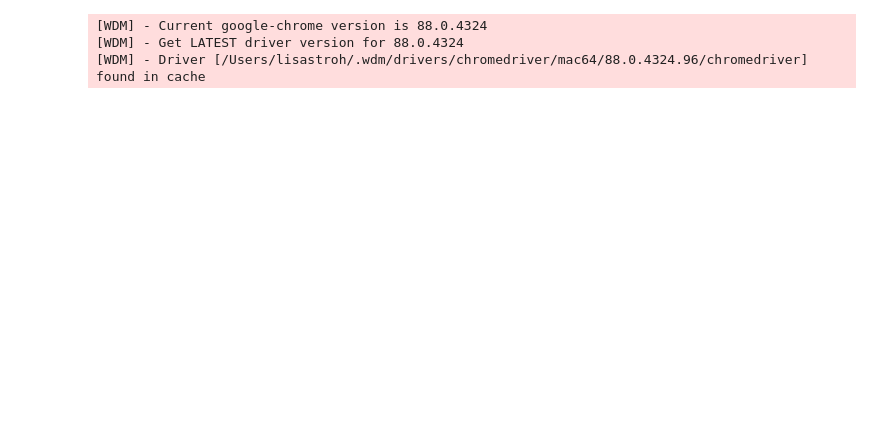
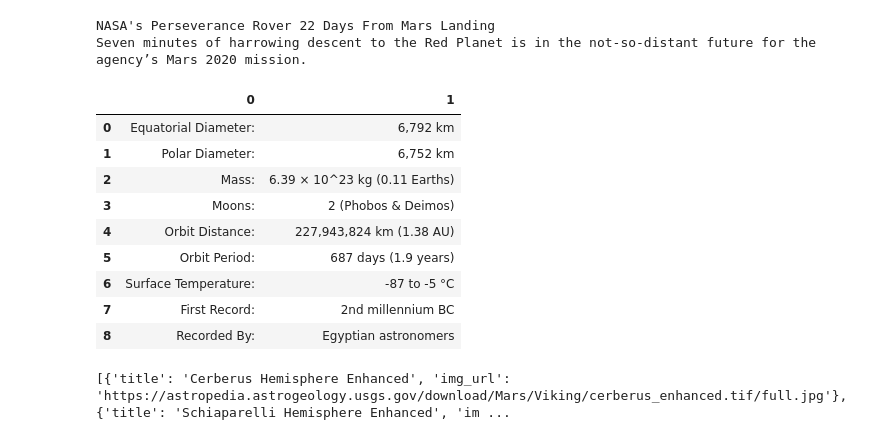
Before and after one commit to lisb020/web-scraping-challenge, a Jupyter notebook: Missions_to_Mars/mission_to_mars.ipynb, the cells around one changed output. Saved outputs shown, nothing was run; the diff lists cells and outputs as text; code cells hidden in the pictures; blank space fills up the shorter version.

```diff
--- a/Missions_to_Mars/mission_to_mars.ipynb
+++ b/Missions_to_Mars/mission_to_mars.ipynb
@@ -40,3 +44,12 @@ for result in teaser_results:
+# %%
+# find first/latest article
+title_results = soup.find('div', class_='list_text').find('div', class_='content_title').text
+print(title_results)
+teaser_results = soup.find('div', class_='article_teaser_body').text
+print(teaser_results)
+# %% [output]
+NASA's Perseverance Rover 22 Days From Mars Landing
+Seven minutes of harrowing descent to the Red Planet is in the not-so-distant future for the agency’s Mars 2020 mission.
 # %%
 #scraping Mars facts table
 #________________________
@@ -44,6 +57,18 @@ urlfact = "https://space-facts.com/mars/"
 facttable = pd.read_html(urlfact)
 # %%
 df = facttable[0]
+df
+# %% [output]
+|  | 0 | 1 |
+| 0 | Equatorial Diameter: | 6,792 km |
+| 1 | Polar Diameter: | 6,752 km |
+| 2 | Mass: | 6.39 × 10^23 kg (0.11 Earths) |
+| 3 | Moons: | 2 (Phobos & Deimos) |
+| 4 | Orbit Distance: | 227,943,824 km (1.38 AU) |
+| 5 | Orbit Period: | 687 days (1.9 years) |
+| 6 | Surface Temperature: | -87 to -5 °C |
+| 7 | First Record: | 2nd millennium BC |
+| 8 | Recorded By: | Egyptian astronomers |
 # %%
 #df = df.rename(columns={0: "params", 1: "values"})
 #df = df.set_index("params")
@@ -55,12 +80,8 @@ html_table = df.to_html()
 
 urlpic = "https://astrogeology.usgs.gov/search/results?q=hemisphere+enhanced&k1=target&v1=Mars"
 # Setup splinter
-executable_path = {'executable_path': ChromeDriverManager().install()}
+executable_path = {'executable_path': "/usr/local/bin/chromedriver"}
 browser = Browser('chrome', **executable_path, headless=False)
-# %% [output]
-[WDM] - Current google-chrome version is 88.0.4324
-[WDM] - Get LATEST driver version for 88.0.4324
-[WDM] - Driver [/Users/lisastroh/.wdm/drivers/chromedriver/mac64/88.0.4324.96/chromedriver] found in cache
 # %%
 #set up list
 hemisphere_image_urls = []
@@ -72,8 +93,10 @@ Hemispheres = ["Cerberus", "Schiaparelli","Syrtis","Valles"]
 for hemisphere in Hemispheres:
     #restart on the initial browser page
     browser.visit(urlpic)
+    time.sleep(1)
     #click on hemisphere link
     browser.links.find_by_partial_text(hemisphere).click()
+    time.sleep(1)
     #get the html
     page = browser.html
     soup_page = BeautifulSoup(page, 'html.parser')
@@ -88,5 +111,8 @@ for hemisphere in Hemispheres:
     }
     #append to list
     hemisphere_image_urls.append(hemisphere_dict)
+print(hemisphere_image_urls)
+# %% [output]
+[{'title': 'Cerberus Hemisphere Enhanced', 'img_url': 'https://astropedia.astrogeology.usgs.gov/download/Mars/Viking/cerberus_enhanced.tif/full.jpg'}, {'title': 'Schiaparelli Hemisphere Enhanced', 'im ...
 # %%
 browser.quit()
```
Also changed, not shown: parts of 2 cells of this notebook, 2 other files.
